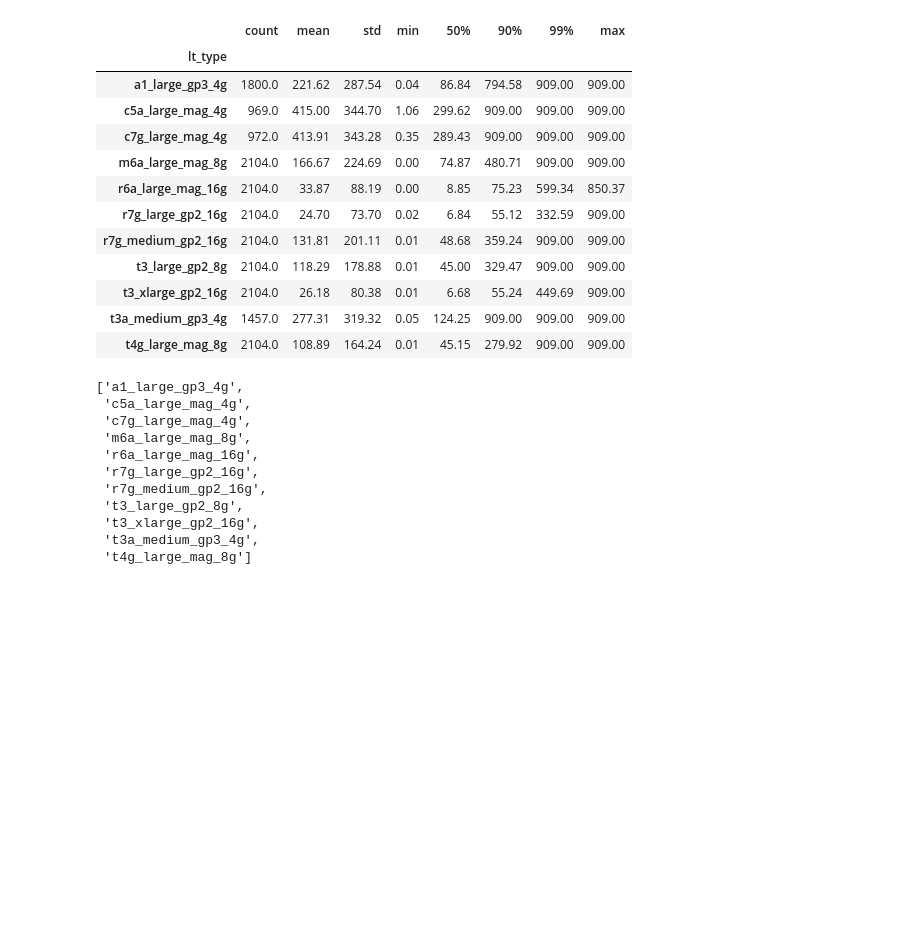
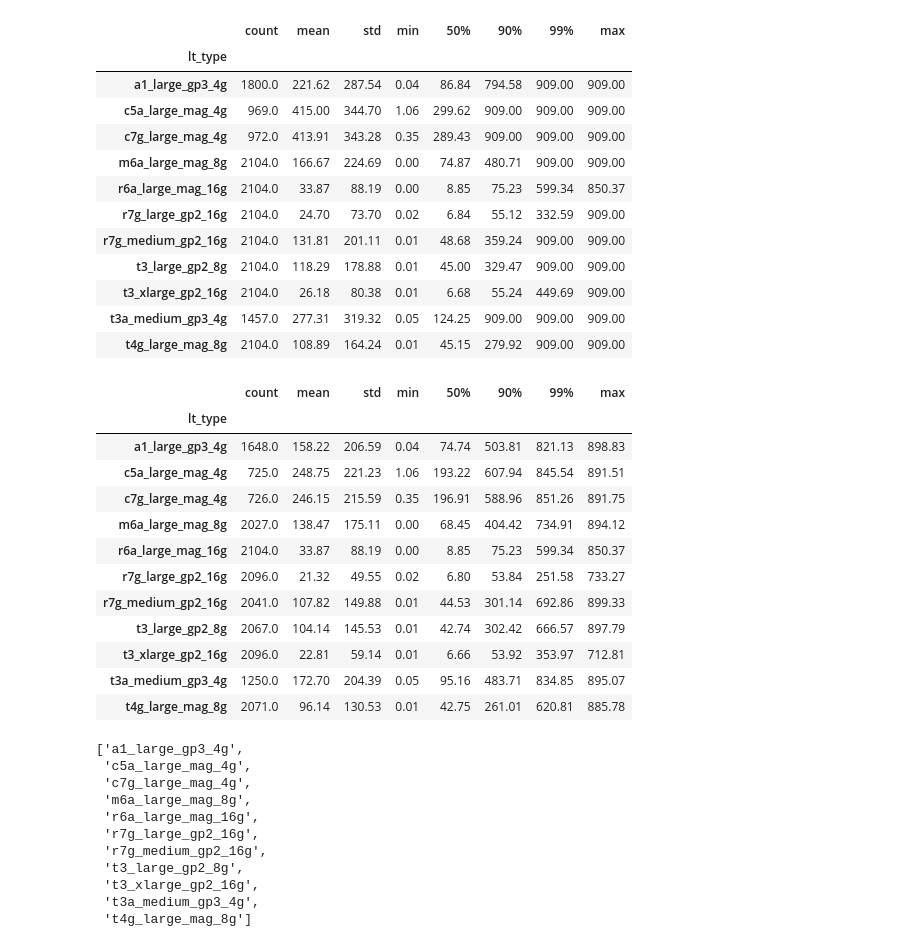
Before and after one commit to parimarjan/LatencyCollector, a Jupyter notebook: Notebooks/Checking-RT-Logs-MultipleInstances.ipynb, the cells around one changed output. Drawn from its saved outputs; the diff is of its cells as text; code cells hidden in the pictures; blank space fills up the shorter version.

```diff
--- a/Notebooks/Checking-RT-Logs-MultipleInstances.ipynb
+++ b/Notebooks/Checking-RT-Logs-MultipleInstances.ipynb
@@ -167,6 +167,23 @@ df.groupby(["lt_type"])["runtime"].describe(percentiles=[0.90, 0.99]).round(2)
 | t3_xlarge_gp2_16g | 2104.0 | 26.18 | 80.38 | 0.01 | 6.68 | 55.24 | 449.69 | 909.00 |
 | t3a_medium_gp3_4g | 1457.0 | 277.31 | 319.32 | 0.05 | 124.25 | 909.00 | 909.00 | 909.00 |
 | t4g_large_mag_8g | 2104.0 | 108.89 | 164.24 | 0.01 | 45.15 | 279.92 | 909.00 | 909.00 |
+# %%
+tmp = df[df["runtime"] < 900.0]
+tmp.groupby(["lt_type"])["runtime"].describe(percentiles=[0.90, 0.99]).round(2)
+# %% [output]
+|  | count | mean | std | min | 50% | 90% | 99% | max |
+| lt_type |  |  |  |  |  |  |  |  |
+| a1_large_gp3_4g | 1648.0 | 158.22 | 206.59 | 0.04 | 74.74 | 503.81 | 821.13 | 898.83 |
+| c5a_large_mag_4g | 725.0 | 248.75 | 221.23 | 1.06 | 193.22 | 607.94 | 845.54 | 891.51 |
+| c7g_large_mag_4g | 726.0 | 246.15 | 215.59 | 0.35 | 196.91 | 588.96 | 851.26 | 891.75 |
+| m6a_large_mag_8g | 2027.0 | 138.47 | 175.11 | 0.00 | 68.45 | 404.42 | 734.91 | 894.12 |
+| r6a_large_mag_16g | 2104.0 | 33.87 | 88.19 | 0.00 | 8.85 | 75.23 | 599.34 | 850.37 |
+| r7g_large_gp2_16g | 2096.0 | 21.32 | 49.55 | 0.02 | 6.80 | 53.84 | 251.58 | 733.27 |
+| r7g_medium_gp2_16g | 2041.0 | 107.82 | 149.88 | 0.01 | 44.53 | 301.14 | 692.86 | 899.33 |
+| t3_large_gp2_8g | 2067.0 | 104.14 | 145.53 | 0.01 | 42.74 | 302.42 | 666.57 | 897.79 |
+| t3_xlarge_gp2_16g | 2096.0 | 22.81 | 59.14 | 0.01 | 6.66 | 53.92 | 353.97 | 712.81 |
+| t3a_medium_gp3_4g | 1250.0 | 172.70 | 204.39 | 0.05 | 95.16 | 483.71 | 834.85 | 895.07 |
+| t4g_large_mag_8g | 2071.0 | 96.14 | 130.53 | 0.01 | 42.75 | 261.01 | 620.81 | 885.78 |
 # %%
 LTTYPES = list(set(df["lt_type"]))
 LTTYPES.sort()
```
Also changed, not shown: 2 other files.
